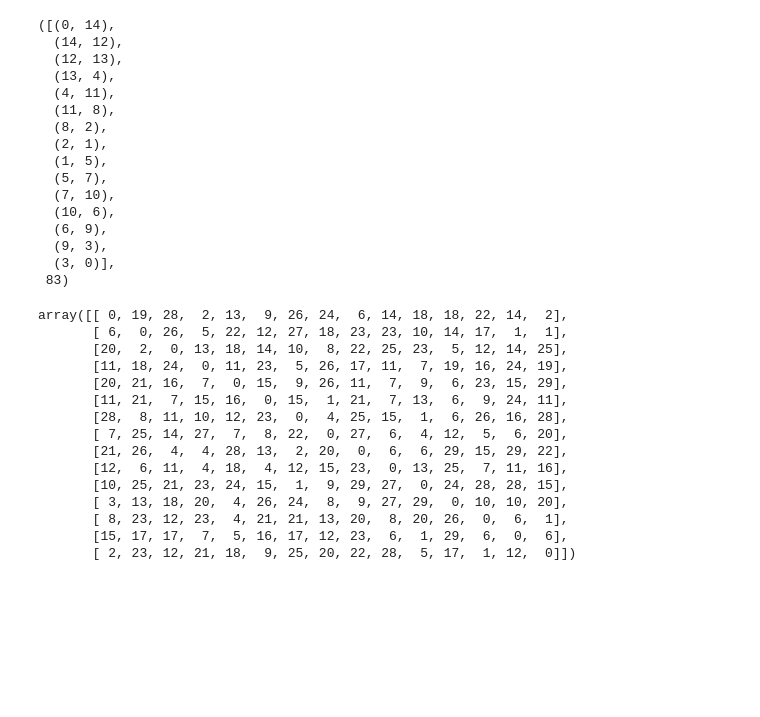
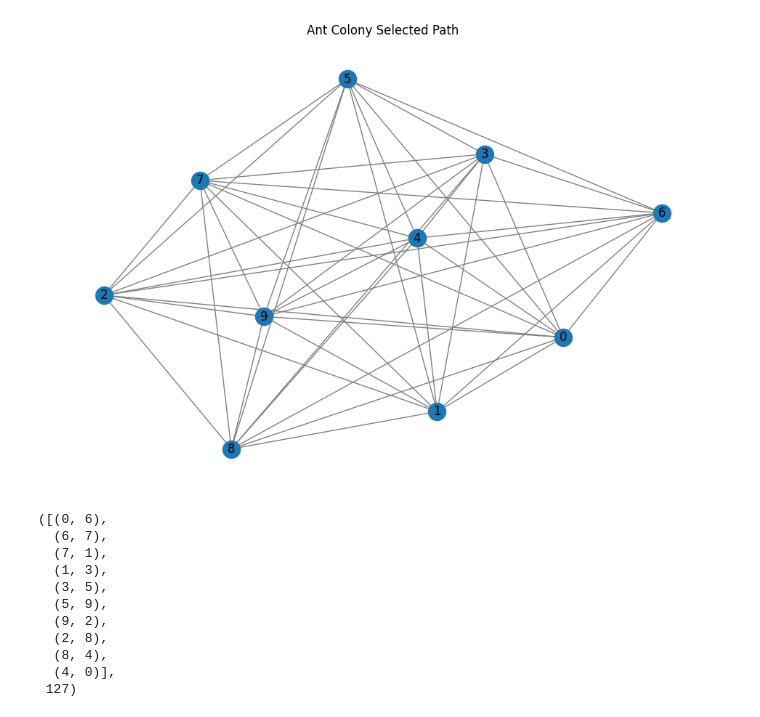
Before and after one commit to whats2000/Algorithm, a Jupyter notebook: Algorithm/AntColony/AntColony.ipynb, the cells around one changed output. Saved outputs shown, nothing was run; the diff lists cells and outputs as text; code cells hidden in the pictures; blank space fills up the shorter version.

```diff
--- a/Algorithm/AntColony/AntColony.ipynb
+++ b/Algorithm/AntColony/AntColony.ipynb
@@ -96,8 +112,26 @@ def np_choice(a, size, p):
+# %%
+import matplotlib.pyplot as plt
+import networkx as nx
+
+# Create a graph from the distance matrix
+G = nx.from_numpy_array(distances)
+
+# Draw the graph
+plt.figure(figsize=(12, 8))
+pos = nx.spring_layout(G)  # positions for all nodes
+
+# Draw all the nodes and edges
+nx.draw_networkx_nodes(G, pos)
+nx.draw_networkx_labels(G, pos)
+nx.draw_networkx_edges(G, pos, edge_color='gray')
+
+# Show plot
+plt.title('Ant Colony Selected Path')
+plt.axis('off')  # Hide axis
+plt.show()
+# %% [output]
+[figure, added]
 # %%
-# Create a sample distance matrix
-distances = np.random.randint(low=1, high=30, size=(15, 15))
-np.fill_diagonal(distances, 0)  # distances from a node to itself are zero
-
 # Initialize the AntColony
 antColony = AntColony(distances_array=distances, n_ants=10, n_best=5, n_iterations=100, decay=0.95, alpha=5, beta=1)
 
@@ -105,40 +139,17 @@ antColony = AntColony(distances_array=distances, n_ants=10, n_best=5, n_iteratio
 shortest_path, cost = antColony.run()
 shortest_path
 # %% [output]
-([(0, 14),
-  (14, 12),
-  (12, 13),
-  (13, 4),
-  (4, 11),
-  (11, 8),
-  (8, 2),
-  (2, 1),
-  (1, 5),
-  (5, 7),
-  (7, 10),
-  (10, 6),
-  (6, 9),
-  (9, 3),
-  (3, 0)],
- 83)
+([(0, 6),
+  (6, 7),
+  (7, 1),
+  (1, 3),
+  (3, 5),
+  (5, 9),
+  (9, 2),
+  (2, 8),
+  (8, 4),
+  (4, 0)],
+ 127)
-# %%
-distances
-# %% [output]
-array([[ 0, 19, 28,  2, 13,  9, 26, 24,  6, 14, 18, 18, 22, 14,  2],
-       [ 6,  0, 26,  5, 22, 12, 27, 18, 23, 23, 10, 14, 17,  1,  1],
-       [20,  2,  0, 13, 18, 14, 10,  8, 22, 25, 23,  5, 12, 14, 25],
-       [11, 18, 24,  0, 11, 23,  5, 26, 17, 11,  7, 19, 16, 24, 19],
-       [20, 21, 16,  7,  0, 15,  9, 26, 11,  7,  9,  6, 23, 15, 29],
-       [11, 21,  7, 15, 16,  0, 15,  1, 21,  7, 13,  6,  9, 24, 11],
-       [28,  8, 11, 10, 12, 23,  0,  4, 25, 15,  1,  6, 26, 16, 28],
-       [ 7, 25, 14, 27,  7,  8, 22,  0, 27,  6,  4, 12,  5,  6, 20],
-       [21, 26,  4,  4, 28, 13,  2, 20,  0,  6,  6, 29, 15, 29, 22],
-       [12,  6, 11,  4, 18,  4, 12, 15, 23,  0, 13, 25,  7, 11, 16],
-       [10, 25, 21, 23, 24, 15,  1,  9, 29, 27,  0, 24, 28, 28, 15],
-       [ 3, 13, 18, 20,  4, 26, 24,  8,  9, 27, 29,  0, 10, 10, 20],
-       [ 8, 23, 12, 23,  4, 21, 21, 13, 20,  8, 20, 26,  0,  6,  1],
-       [15, 17, 17,  7,  5, 16, 17, 12, 23,  6,  1, 29,  6,  0,  6],
-       [ 2, 23, 12, 21, 18,  9, 25, 20, 22, 28,  5, 17,  1, 12,  0]])
 # %%
 import matplotlib.pyplot as plt
 import networkx as nx
```
Also changed, not shown: parts of 3 cells of this notebook.
